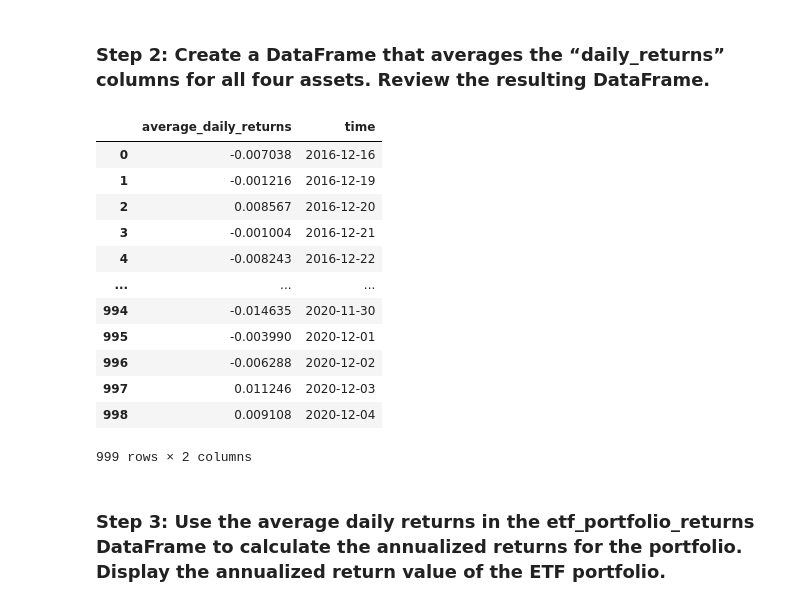
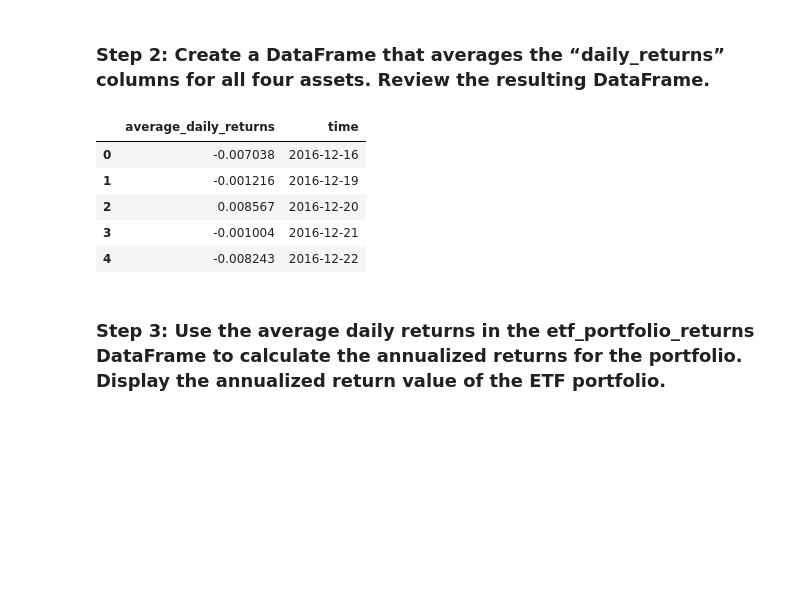
Before and after one commit to danenbm/fintech-m7-etf-analyzer, a Jupyter notebook: etf_analyzer.ipynb, the cells around one changed output. Drawn from its saved outputs; the diff is of its cells as text; code cells hidden in the pictures; blank space fills up the shorter version.

```diff
--- a/etf_analyzer.ipynb
+++ b/etf_analyzer.ipynb
@@ -421,33 +423,26 @@ etf_portfolio.head()
 # %%
 # Create a DataFrame that displays the mean value of the “daily_returns” columns for all four assets
 etf_portfolio_returns = etf_portfolio["daily_returns"].mean(axis=1).to_frame()
 
 # Set the “average_daily_returns” column name
 etf_portfolio_returns.columns=["average_daily_returns"]
 
 # Add the time values from the ETF portfolio DataFrame
 times = [item[0] for item in etf_portfolio['time'].values]
 etf_portfolio_returns['time'] = times
 
 # Convert the "time" column to Pandas datetime format
 etf_portfolio_returns['time']= pd.to_datetime(etf_portfolio_returns['time'])
 
 # Review the resulting DataFrame
-etf_portfolio_returns
+etf_portfolio_returns.head()
 # %% [output]
 |  | average_daily_returns | time |
 | 0 | -0.007038 | 2016-12-16 |
 | 1 | -0.001216 | 2016-12-19 |
 | 2 | 0.008567 | 2016-12-20 |
 | 3 | -0.001004 | 2016-12-21 |
 | 4 | -0.008243 | 2016-12-22 |
-| ... | ... | ... |
-| 994 | -0.014635 | 2020-11-30 |
-| 995 | -0.003990 | 2020-12-01 |
-| 996 | -0.006288 | 2020-12-02 |
-| 997 | 0.011246 | 2020-12-03 |
-| 998 | 0.009108 | 2020-12-04 |
-999 rows × 2 columns
 # %% [markdown]
 ### Step 3: Use the average daily returns in the etf_portfolio_returns DataFrame to calculate the annualized returns for the portfolio. Display the annualized return value of the ETF portfolio.
 # %%
```
Also changed, not shown: parts of 2 cells of this notebook.
